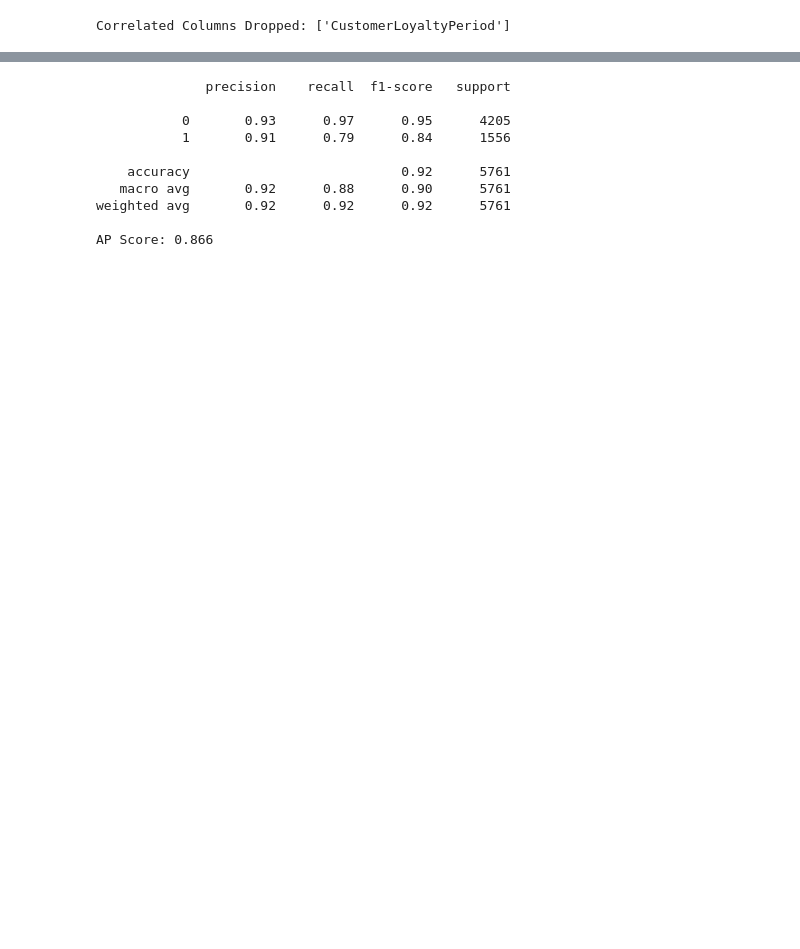
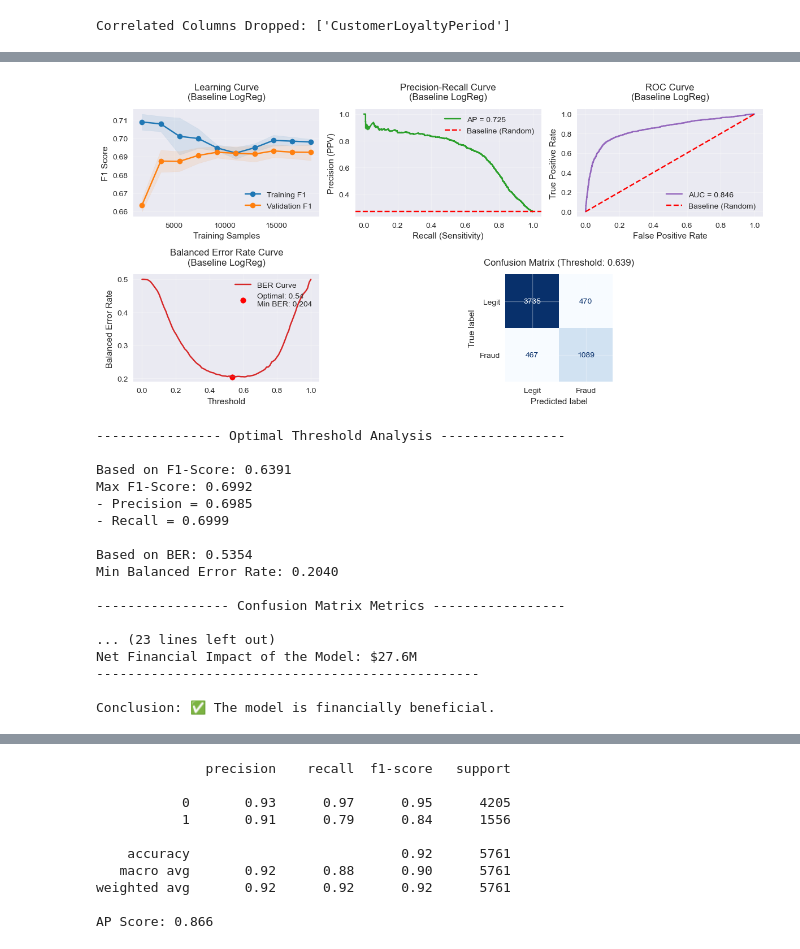
Before and after one commit to sumeetraheja/uol-module2-insurance, a Jupyter notebook: Assessment.ipynb, the cells around one changed output, grey strips where cells are left out. Cells and saved outputs as stored; diff of their text form; code cells hidden in the pictures; blank space fills up the shorter version.

```diff
--- a/Assessment.ipynb
+++ b/Assessment.ipynb
@@ -1237,0 +1259,20 @@ This class will be used in Pipeline
+# %%
+# Average Claim
+def compute_avg_claim(df, claim_cols=['AmountOfInjuryClaim', 'AmountOfPropertyClaim', 'AmountOfVehicleDamage']):
+    """
+    Computes average total claim amount across selected claim columns.
+
+    Parameters:
+    - df: DataFrame containing the claim columns
+    - claim_cols: List of columns representing parts of a total claim
+
+    Returns:
+    - avg_claim (float): Mean of total claims across rows
+    """
+    df = df.copy()
+    df['total_claim'] = df[claim_cols].sum(axis=1)
+    return df['total_claim'].mean()
+
+
+average_claim, number_of_claimants = compute_avg_claim(merged_df) , len(merged_df)  # full fraud data
+average_claim ,number_of_claimants
@@ -1921,0 +1700,21 @@ flowchart LR
+# %%
+plot_model_curves(pipeline, X_train, y_train, X_test, y_test, title_prefix="Baseline-LogReg")
+# %% [output]
+[figure, added]
+---------------- Optimal Threshold Analysis ----------------
+
+Based on F1-Score: 0.6391
+Max F1-Score: 0.6992
+- Precision = 0.6985
+- Recall = 0.6999
+
+Based on BER: 0.5354
+Min Balanced Error Rate: 0.2040
+
+----------------- Confusion Matrix Metrics -----------------
+
+... (23 lines left out)
+Net Financial Impact of the Model: $27.6M
+-------------------------------------------------
+
+Conclusion: ✅ The model is financially beneficial.
```
Also changed, not shown: parts of 123 cells of this notebook.
